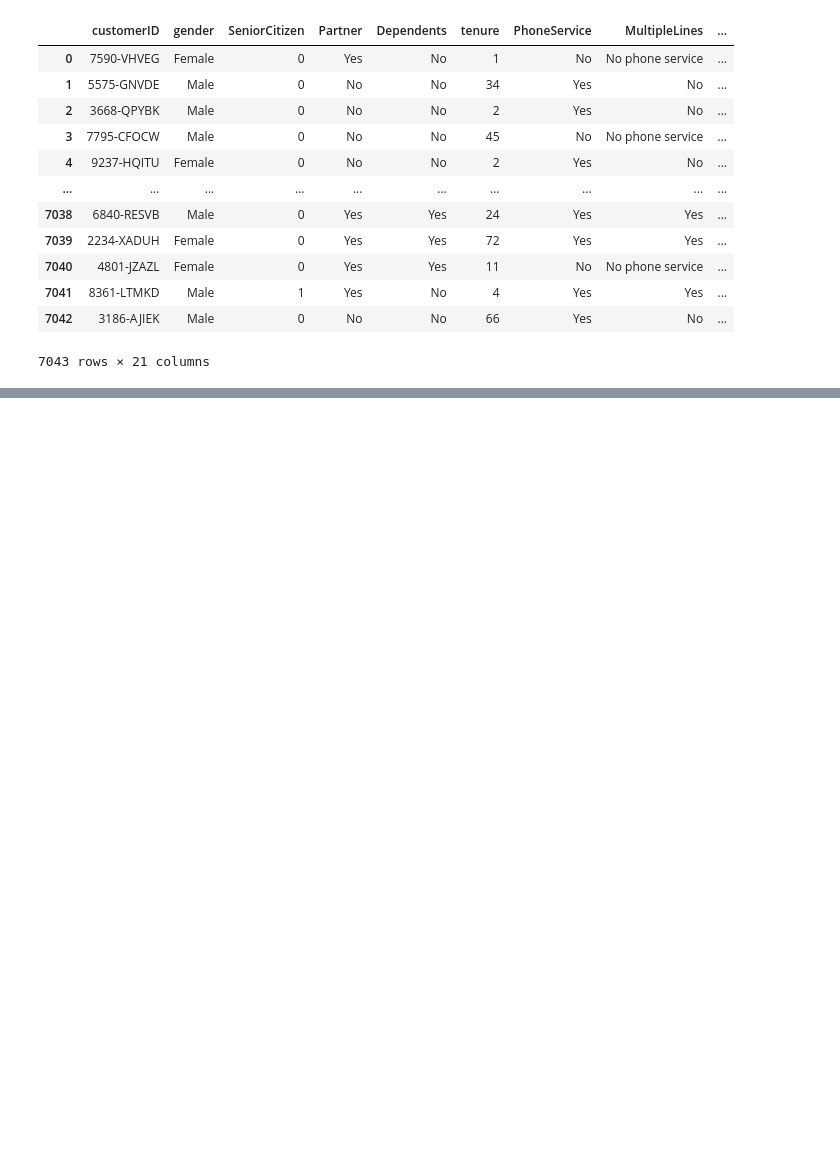
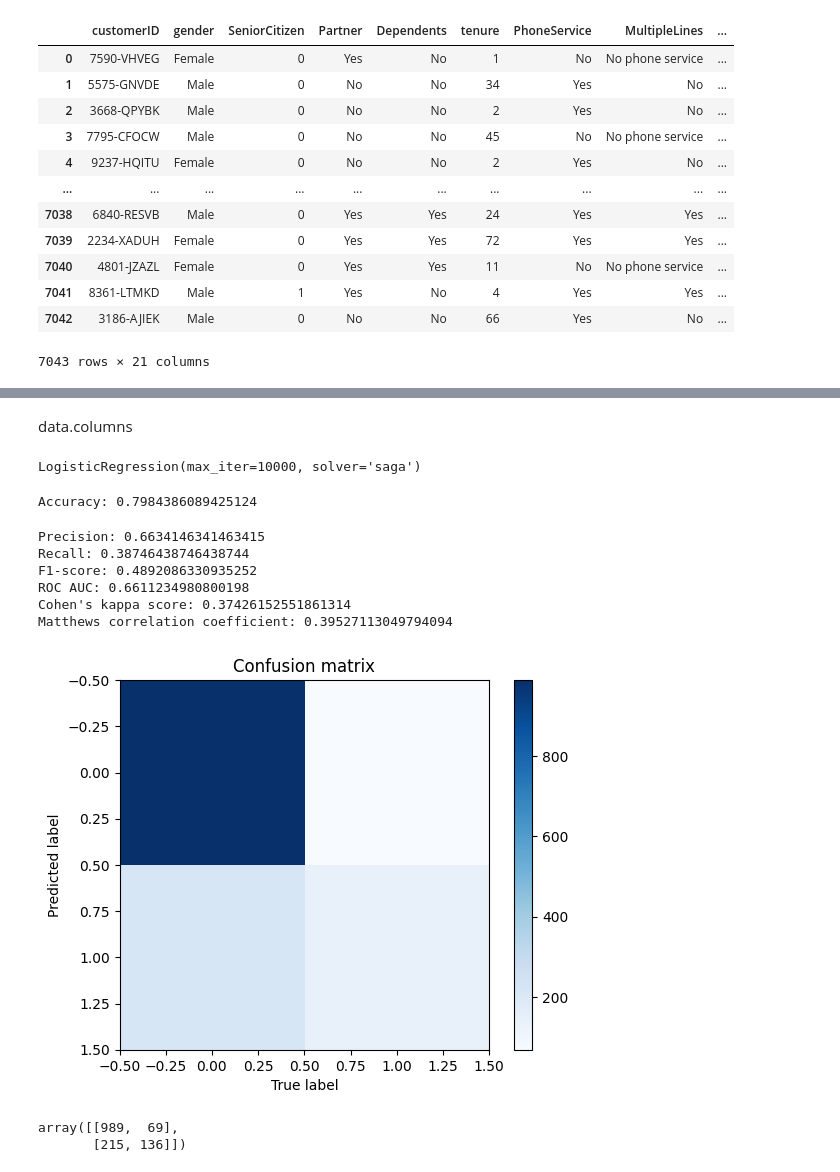
Before and after one commit to sanjayi2000/MachineLearning, a Jupyter notebook: 2348552_Lab5.ipynb, the cells around one changed output, grey strips where cells are left out. Cells and saved outputs as stored; diff of their text form; code cells hidden in the pictures; blank space fills up the shorter version.

```diff
--- a/2348552_Lab5.ipynb
+++ b/2348552_Lab5.ipynb
@@ -28,0 +176,2 @@ data
+# %% [markdown]
+data.columns
@@ -28,0 +180,68 @@ data
+# %%
+features=df1
+# %%
+labels=data['Churn']
+# %%
+X_train, X_test, y_train, y_test = train_test_split(features, labels, test_size=0.2)
+# %%
+model = LogisticRegression(solver = 'saga', max_iter=10000)
+model.fit(X_train, y_train)
+# %% [output]
+LogisticRegression(max_iter=10000, solver='saga')
+# %%
+y_pred = model.predict(X_test)
+accuracy = accuracy_score(y_test, y_pred)
+print("Accuracy:", accuracy)
+# %% [output]
+Accuracy: 0.7984386089425124
+# %%
+precision = precision_score(y_test, y_pred)
+print("Precision:", precision)
+
+# Calculate the recall
+recall = recall_score(y_test, y_pred)
+print("Recall:", recall)
+
+# Calculate the F1-score
+f1 = f1_score(y_test, y_pred)
+print("F1-score:", f1)
+
+# Calculate the ROC AUC
+roc_auc = roc_auc_score(y_test, y_pred)
+print("ROC AUC:", roc_auc)
+
+# Calculate the Cohen's kappa score
+kappa = cohen_kappa_score(y_test, y_pred)
+print("Cohen's kappa score:", kappa)
+
+# Calculate the Matthews correlation coefficient
+matthews = matthews_corrcoef(y_test, y_pred)
+print("Matthews correlation coefficient:", matthews)
+# %% [output]
+Precision: 0.6634146341463415
+Recall: 0.38746438746438744
+F1-score: 0.4892086330935252
+ROC AUC: 0.6611234980800198
+Cohen's kappa score: 0.37426152551861314
+Matthews correlation coefficient: 0.39527113049794094
+# %%
+# Get the true labels and the predicted labels
+true_labels, predicted_labels = y_test, model.predict(X_test)
+
+# Create the confusion matrix
+confusion_matrix = confusion_matrix(true_labels, predicted_labels)
+
+# Visualize the confusion matrix
+plt.imshow(confusion_matrix, cmap="Blues")
+plt.colorbar()
+plt.xlabel("True label")
+plt.ylabel("Predicted label")
+plt.title("Confusion matrix")
+plt.show()
+# %% [output]
+[figure, added]
+# %%
+confusion_matrix
+# %% [output]
+array([[989,  69],
+       [215, 136]])
```
Also changed, not shown: parts of 16 cells of this notebook.
